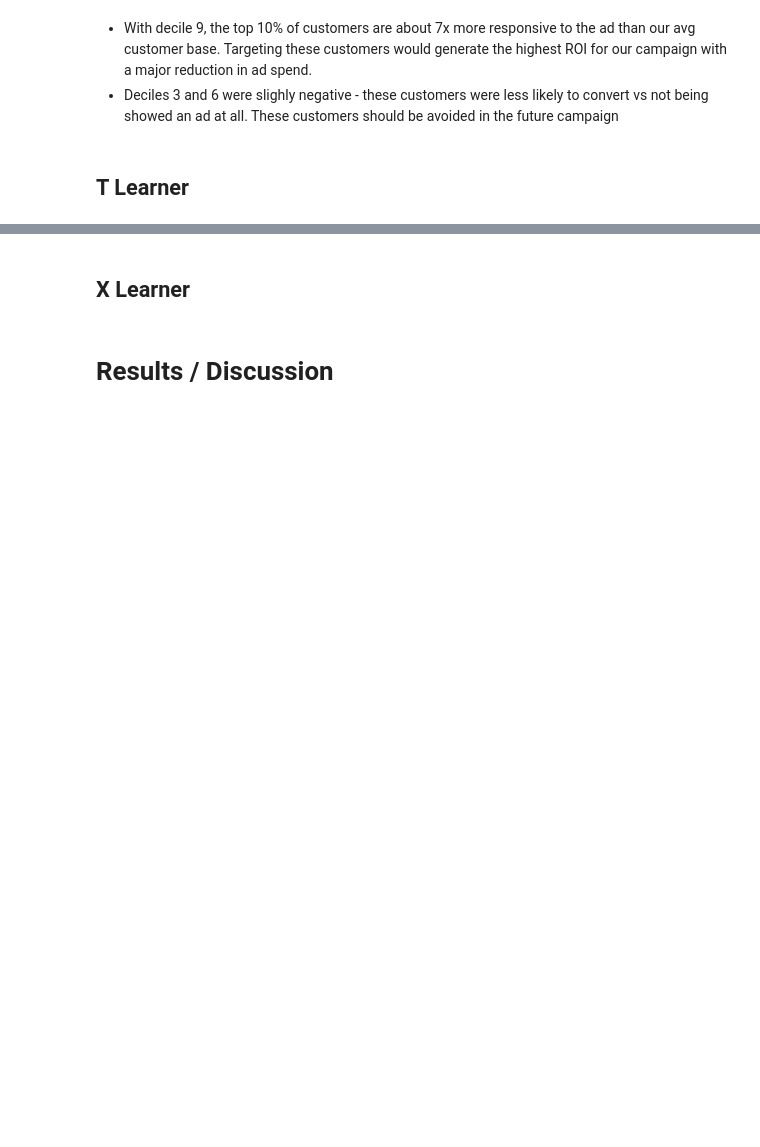
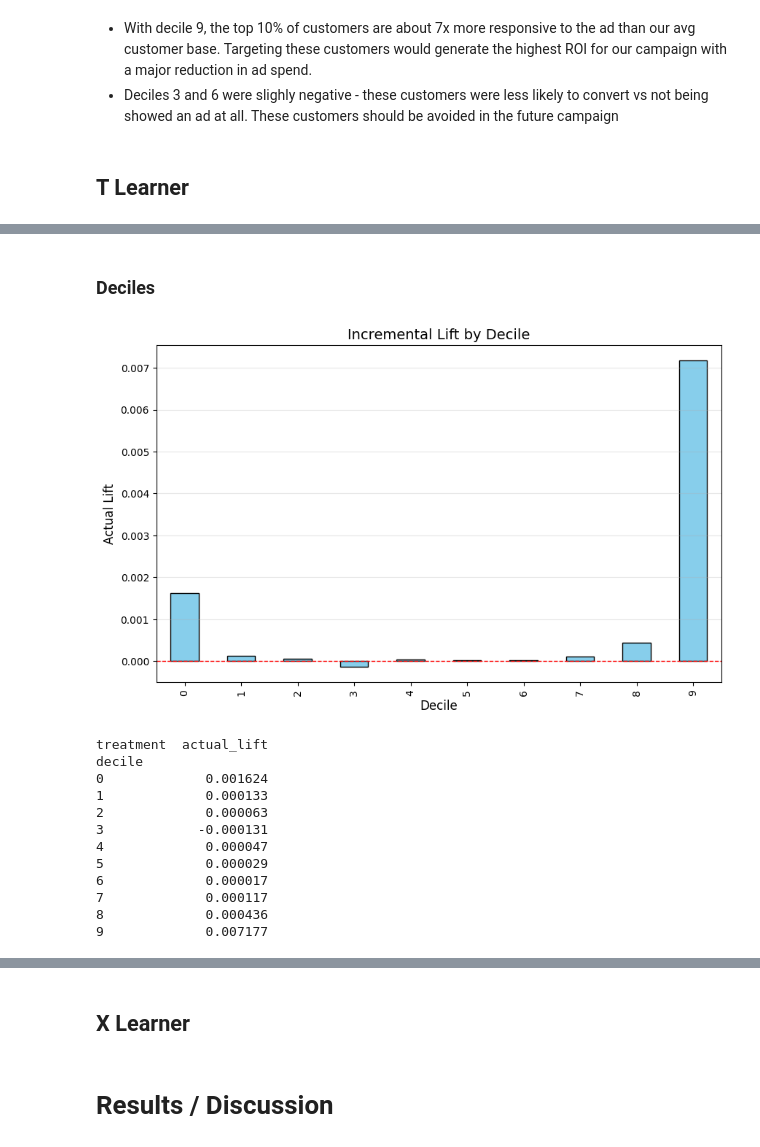
Before and after one commit to anicholson6/Personal-Portfolio, a Jupyter notebook: uplift-models/Criteo_Uplift_Model.ipynb, the cells around one changed output, grey strips where cells are left out. Drawn from its saved outputs; the diff is of its cells as text; code cells hidden in the pictures; blank space fills up the shorter version.

Commit message:
t learner results

```diff
--- a/uplift-models/Criteo_Uplift_Model.ipynb
+++ b/uplift-models/Criteo_Uplift_Model.ipynb
@@ -284,0 +326,35 @@ decile
+# %% [markdown]
+### Deciles
+# %%
+X_test_results = X_test.copy()
+X_test_results['actual_conversion'] = y_test.values
+X_test_results['decile'] = pd.qcut(X_test_results['uplift_t_learner'], 10, labels=False)
+analysis = X_test_results.groupby(['decile', 'treatment'])['actual_conversion'].mean().unstack()
+
+# lift per decile (treatment - control)
+analysis['actual_lift'] = analysis[1] - analysis[0]
+
+plt.figure(figsize=(10, 6))
+analysis['actual_lift'].plot(kind='bar', color='skyblue', edgecolor='black')
+plt.title('Incremental Lift by Decile', fontsize=14)
+plt.xlabel('Decile', fontsize=12)
+plt.ylabel('Actual Lift', fontsize=12)
+plt.axhline(0, color='red', linestyle='--', linewidth=1)
+plt.grid(axis='y', alpha=0.3)
+plt.show()
+
+print(analysis[['actual_lift']])
+# %% [output]
+[figure, added]
+treatment  actual_lift
+decile
+0             0.001624
+1             0.000133
+2             0.000063
+3            -0.000131
+4             0.000047
+5             0.000029
+6             0.000017
+7             0.000117
+8             0.000436
+9             0.007177
```
Also changed, not shown: parts of 9 cells of this notebook.
